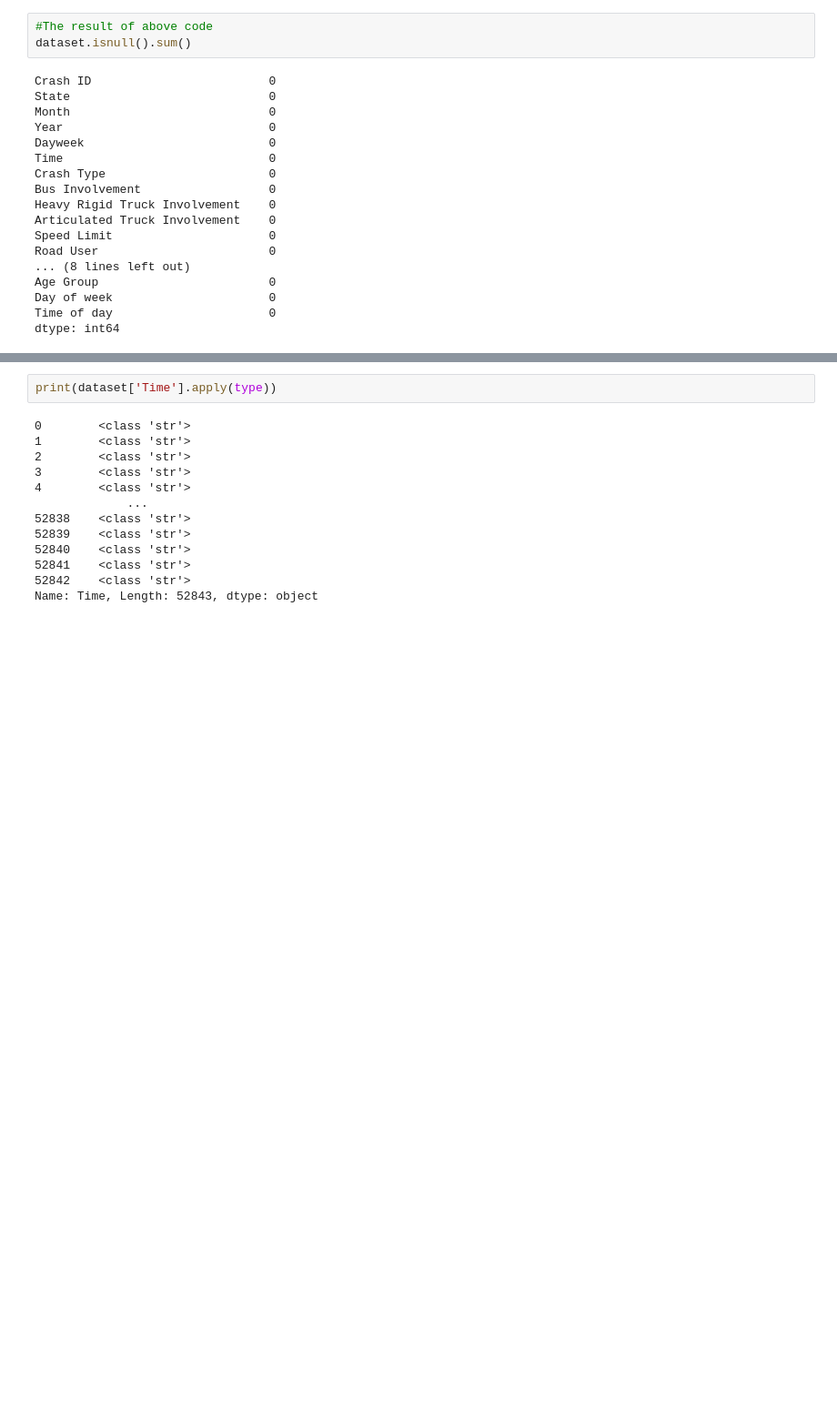
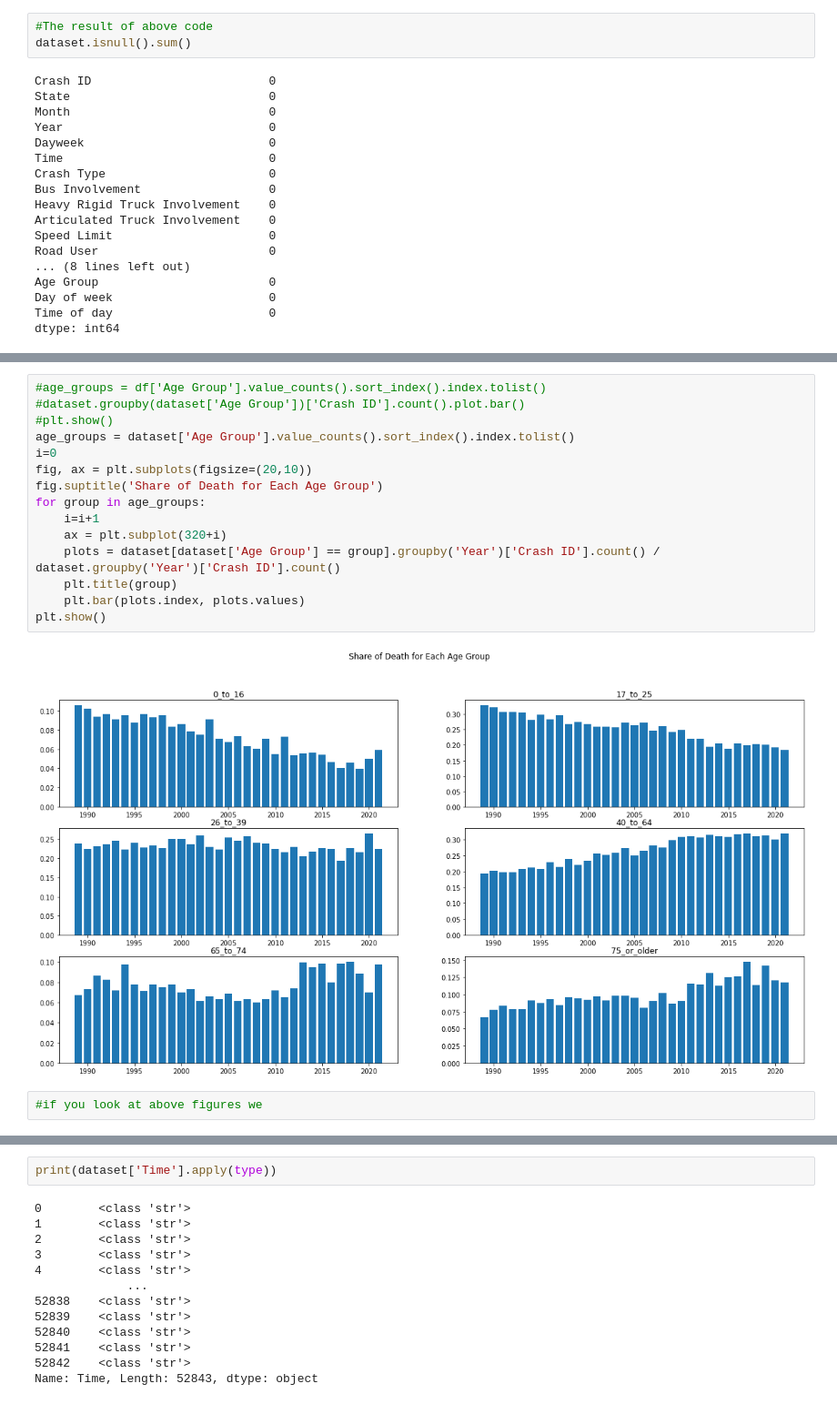
Before and after one commit to shahrambahrami/data-science-projects, a Jupyter notebook: australia_car_accidnet/Australia Car Accident.ipynb, the cells around one changed output, grey strips where cells are left out. Shown at 91% size. Cells and saved outputs as stored; diff of their text form; blank space fills up the shorter version.

```diff
--- a/australia_car_accidnet/Australia Car Accident.ipynb
+++ b/australia_car_accidnet/Australia Car Accident.ipynb
@@ -170,0 +170,19 @@ Name: Time, Length: 1413, dtype: int64
+# %%
+#age_groups = df['Age Group'].value_counts().sort_index().index.tolist()
+#dataset.groupby(dataset['Age Group'])['Crash ID'].count().plot.bar()
+#plt.show()
+age_groups = dataset['Age Group'].value_counts().sort_index().index.tolist()
+i=0
+fig, ax = plt.subplots(figsize=(20,10))
+fig.suptitle('Share of Death for Each Age Group')
+for group in age_groups:
+    i=i+1
+    ax = plt.subplot(320+i)
+    plots = dataset[dataset['Age Group'] == group].groupby('Year')['Crash ID'].count() / dataset.groupby('Year')['Crash ID'].count()
+    plt.title(group)
+    plt.bar(plots.index, plots.values)
+plt.show()
+# %% [output]
+[figure, added]
+# %%
+#if you look at above figures we
```
Also changed, not shown: parts of 7 cells of this notebook.
